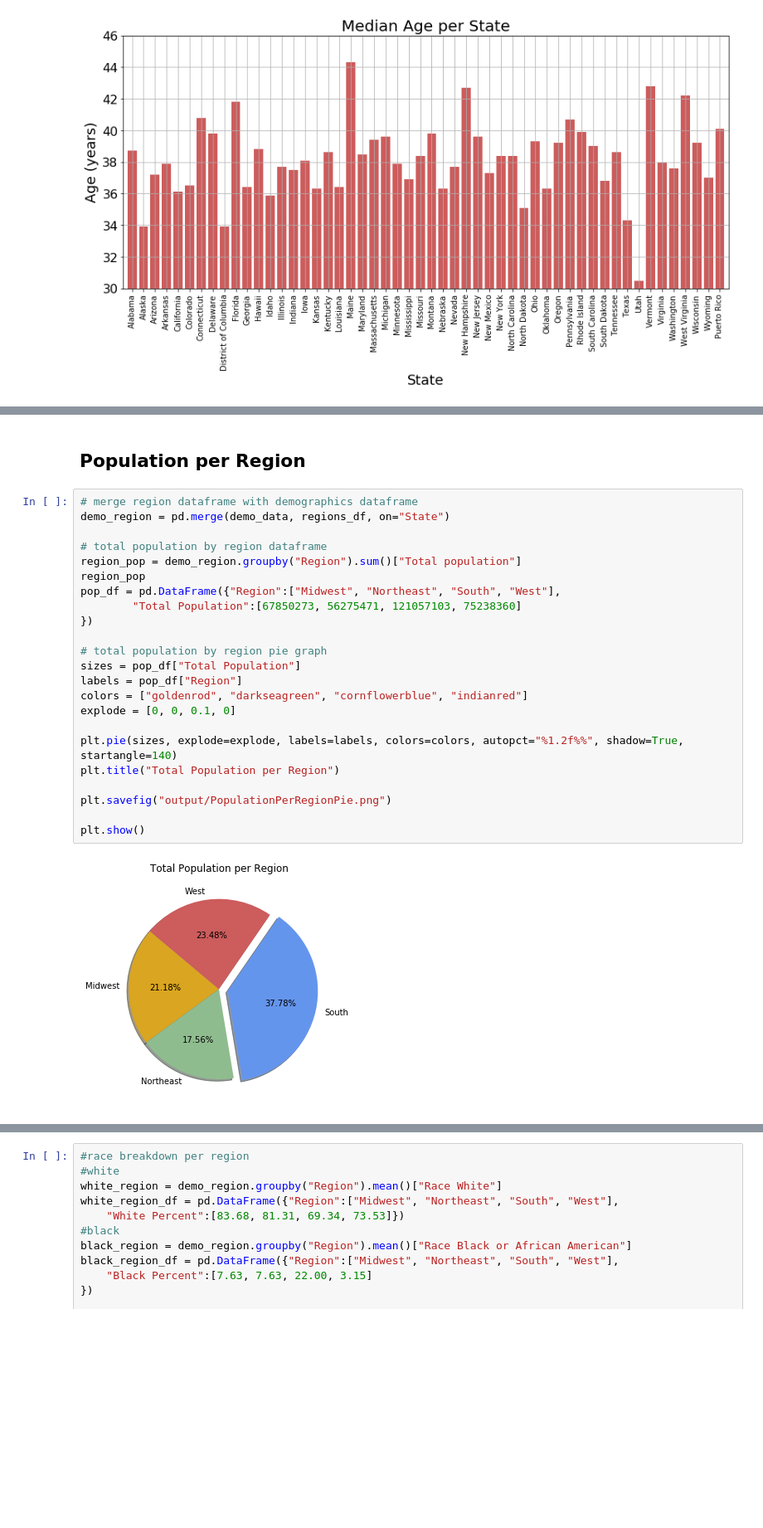
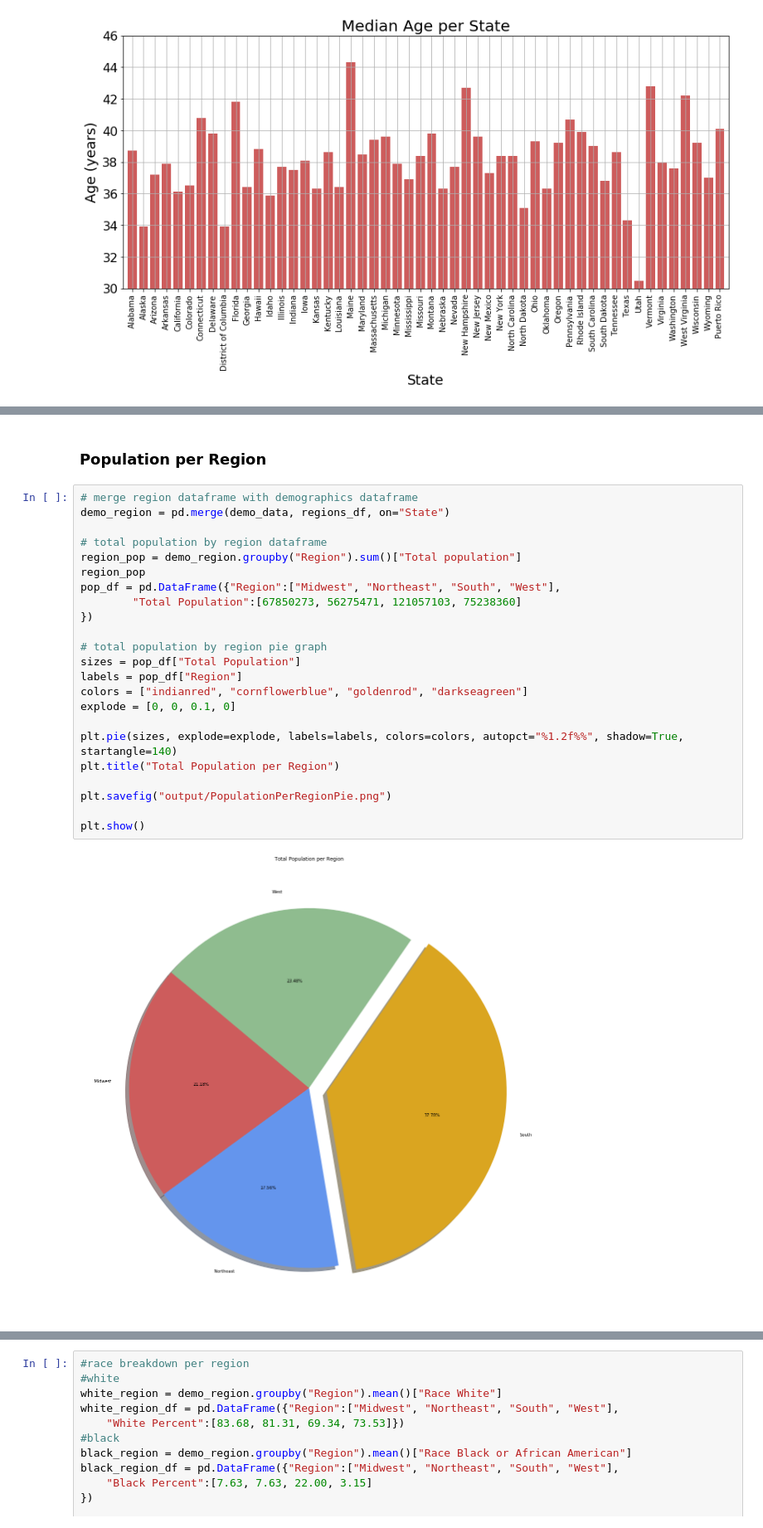
Before and after one commit to ericaleon/mental-health, a Jupyter notebook: Analysis.ipynb, the cells around one changed output, grey strips where cells are left out. Shown at 83% size. Saved outputs shown, nothing was run; the diff lists cells and outputs as text; blank space fills up the shorter version.

```diff
--- a/Analysis.ipynb
+++ b/Analysis.ipynb
@@ -716,28 +746,28 @@ plt.show()
 # %% [markdown]
-## Population per Region
+### Population per Region
 # %%
 # merge region dataframe with demographics dataframe
 demo_region = pd.merge(demo_data, regions_df, on="State")
 
 # total population by region dataframe
 region_pop = demo_region.groupby("Region").sum()["Total population"]
 region_pop
 pop_df = pd.DataFrame({"Region":["Midwest", "Northeast", "South", "West"],
         "Total Population":[67850273, 56275471, 121057103, 75238360]
 })
 
 # total population by region pie graph
 sizes = pop_df["Total Population"]
 labels = pop_df["Region"]
-colors = ["goldenrod", "darkseagreen", "cornflowerblue", "indianred"]
+colors = ["indianred", "cornflowerblue", "goldenrod", "darkseagreen"]
 explode = [0, 0, 0.1, 0]
 
 plt.pie(sizes, explode=explode, labels=labels, colors=colors, autopct="%1.2f%%", shadow=True, startangle=140)
 plt.title("Total Population per Region")
 
 plt.savefig("output/PopulationPerRegionPie.png")
 
 plt.show()
 # %% [output]
-[figure, old version]
+[figure, new version]
 # %% [markdown]
```
Also changed, not shown: parts of 32 cells of this notebook, 7 other files.
